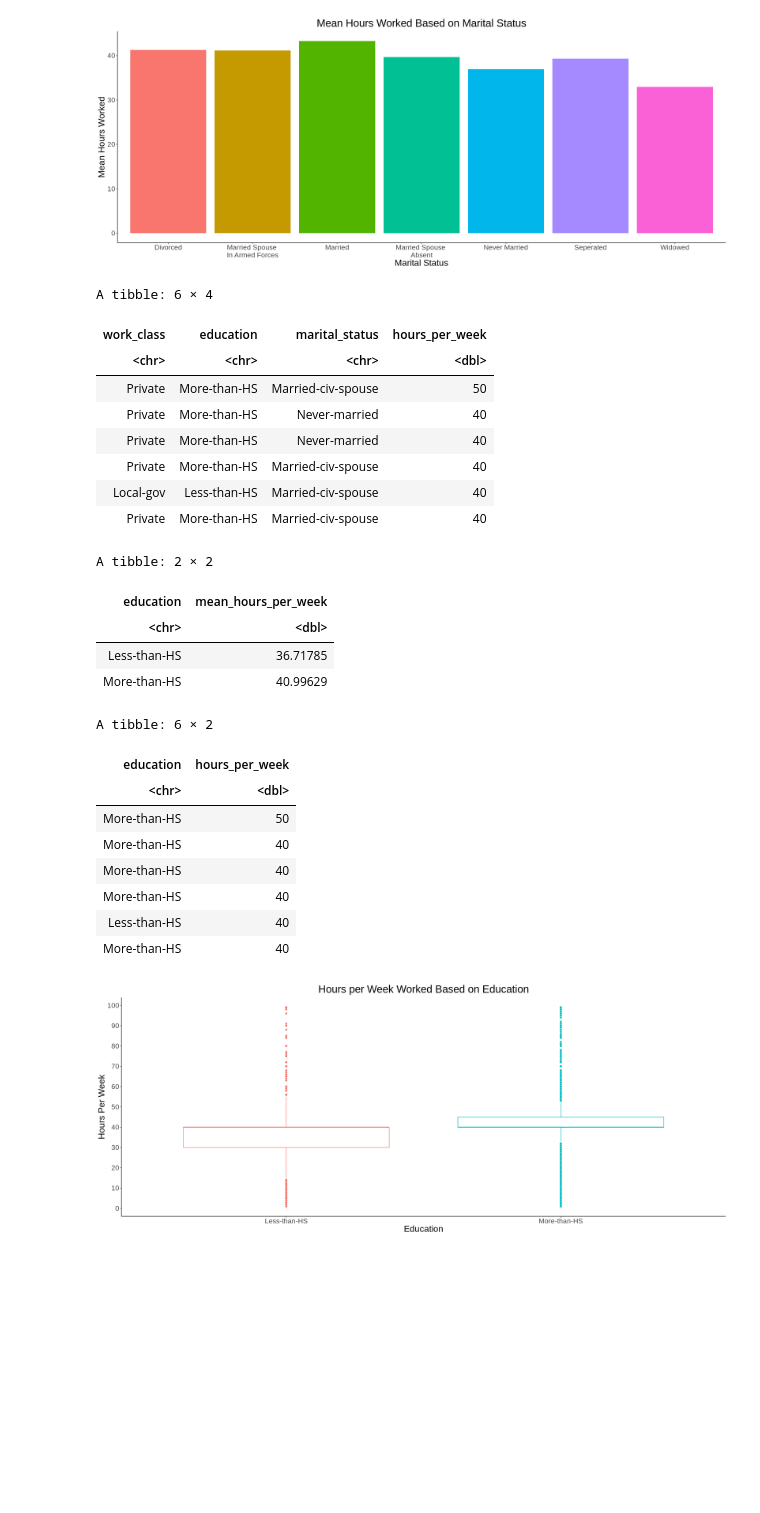
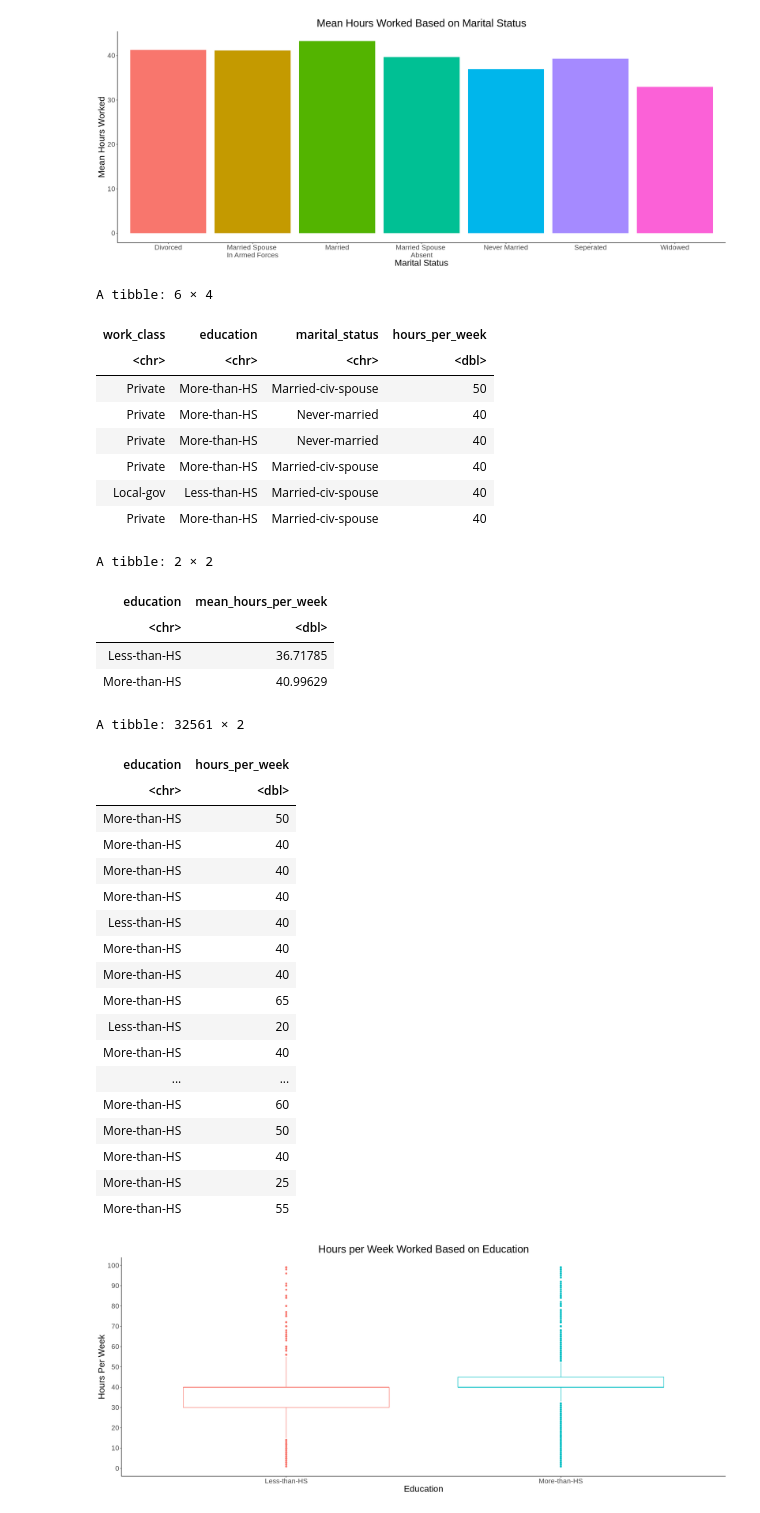
Before and after one commit to sidnand/Inferential-Report-on-Adult-Working-Hours, a Jupyter notebook: Preliminary Results.ipynb, the cells around one changed output. Saved outputs shown, nothing was run; the diff lists cells and outputs as text; code cells hidden in the pictures; blank space fills up the shorter version.

```diff
--- a/Preliminary Results.ipynb
+++ b/Preliminary Results.ipynb
@@ -292,35 +292,45 @@ data$education[data$education == "Assoc-acdm" |
 head(data)
 compare_hour_low_hi <- data |>
     group_by(education) |>
     summarize(mean_hours_per_week=mean(hours_per_week))
 compare_hour_low_hi
 education_hour_table <- data |>
     select(education,hours_per_week)
-head(education_hour_table)
+education_hour_table
 # %% [output]
 A tibble: 6 × 4
 | work_class | education | marital_status | hours_per_week |
 | <chr> | <chr> | <chr> | <dbl> |
 | Private | More-than-HS | Married-civ-spouse | 50 |
 | Private | More-than-HS | Never-married | 40 |
 | Private | More-than-HS | Never-married | 40 |
 | Private | More-than-HS | Married-civ-spouse | 40 |
 | Local-gov | Less-than-HS | Married-civ-spouse | 40 |
 | Private | More-than-HS | Married-civ-spouse | 40 |
 A tibble: 2 × 2
 | education | mean_hours_per_week |
 | <chr> | <dbl> |
 | Less-than-HS | 36.71785 |
 | More-than-HS | 40.99629 |
-A tibble: 6 × 2
+A tibble: 32561 × 2
 | education | hours_per_week |
 | <chr> | <dbl> |
 | More-than-HS | 50 |
 | More-than-HS | 40 |
 | More-than-HS | 40 |
 | More-than-HS | 40 |
 | Less-than-HS | 40 |
 | More-than-HS | 40 |
+| More-than-HS | 40 |
+| More-than-HS | 65 |
+| Less-than-HS | 20 |
+| More-than-HS | 40 |
+| ... | ... |
+| More-than-HS | 60 |
+| More-than-HS | 50 |
+| More-than-HS | 40 |
+| More-than-HS | 25 |
+| More-than-HS | 55 |
 # %%
 education_hour_box_plot <- education_hour_table %>%
     ggplot(aes(x = education, y = hours_per_week, color = education)) +
```
Also changed, not shown: parts of 2 cells of this notebook.
